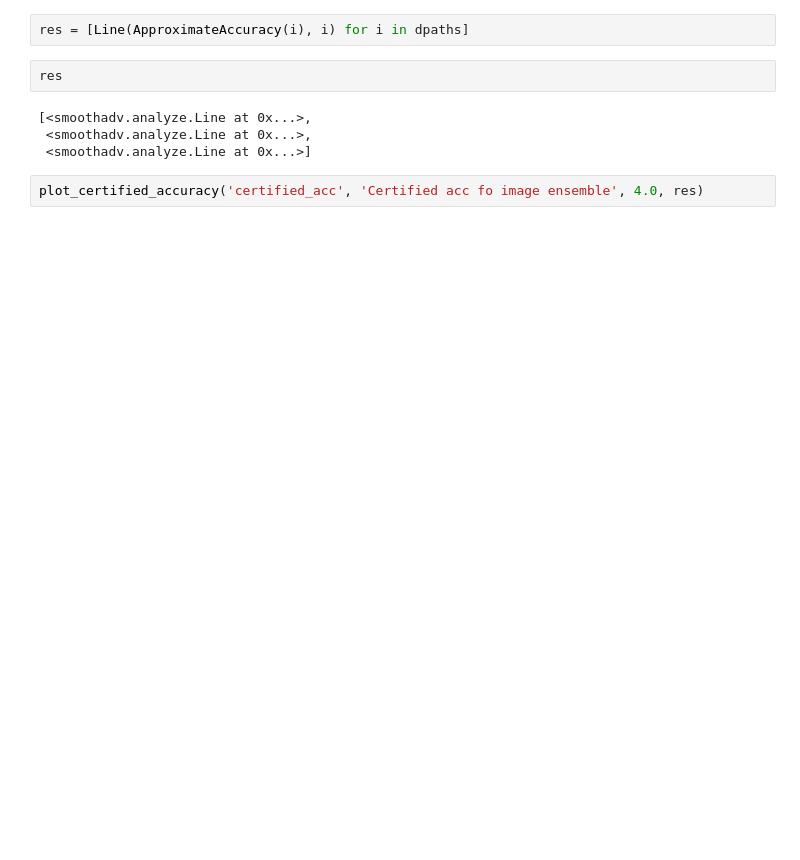
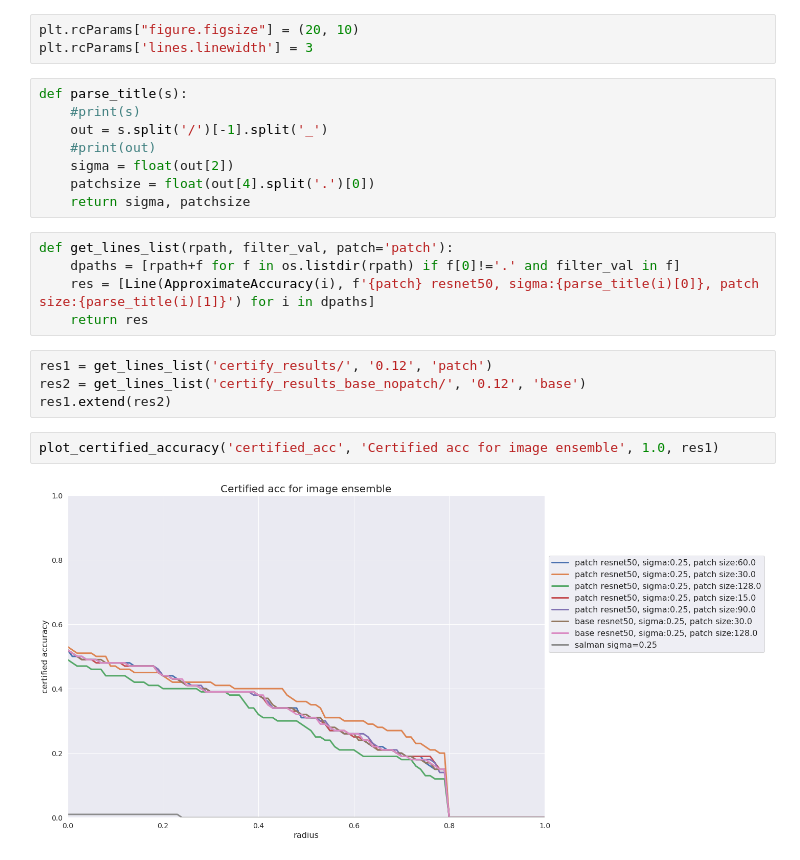
Before and after one commit to NYU-DICE-Lab/CorrelatedSampleRS, a Jupyter notebook: analysis_plot.ipynb, the cells around one changed output. Saved outputs shown, nothing was run; the diff lists cells and outputs as text; blank space fills up the shorter version.

```diff
--- a/analysis_plot.ipynb
+++ b/analysis_plot.ipynb
@@ -14,10 +9,24 @@ print(dpaths)
-# %%
-res = [Line(ApproximateAccuracy(i), i) for i in dpaths]
-# %%
-res
-# %% [output]
-[<smoothadv.analyze.Line at 0x...>,
- <smoothadv.analyze.Line at 0x...>,
- <smoothadv.analyze.Line at 0x...>]
+# %%
+plt.rcParams["figure.figsize"] = (20, 10)
+plt.rcParams['lines.linewidth'] = 3
+# %%
+def parse_title(s):
+    #print(s)
+    out = s.split('/')[-1].split('_')
+    #print(out)
+    sigma = float(out[2])
+    patchsize = float(out[4].split('.')[0])
+    return sigma, patchsize
+# %%
+def get_lines_list(rpath, filter_val, patch='patch'):
+    dpaths = [rpath+f for f in os.listdir(rpath) if f[0]!='.' and filter_val in f]
+    res = [Line(ApproximateAccuracy(i), f'{patch} resnet50, sigma:{parse_title(i)[0]}, patch size:{parse_title(i)[1]}') for i in dpaths]
+    return res
+# %%
+res1 = get_lines_list('certify_results/', '0.12', 'patch')
+res2 = get_lines_list('certify_results_base_nopatch/', '0.12', 'base')
+res1.extend(res2)
 # %%
-plot_certified_accuracy('certified_acc', 'Certified acc fo image ensemble', 4.0, res)
+plot_certified_accuracy('certified_acc', 'Certified acc for image ensemble', 1.0, res1)
+# %% [output]
+[figure, added]
```
Also changed, not shown: parts of 5 cells of this notebook, 1 other file.
